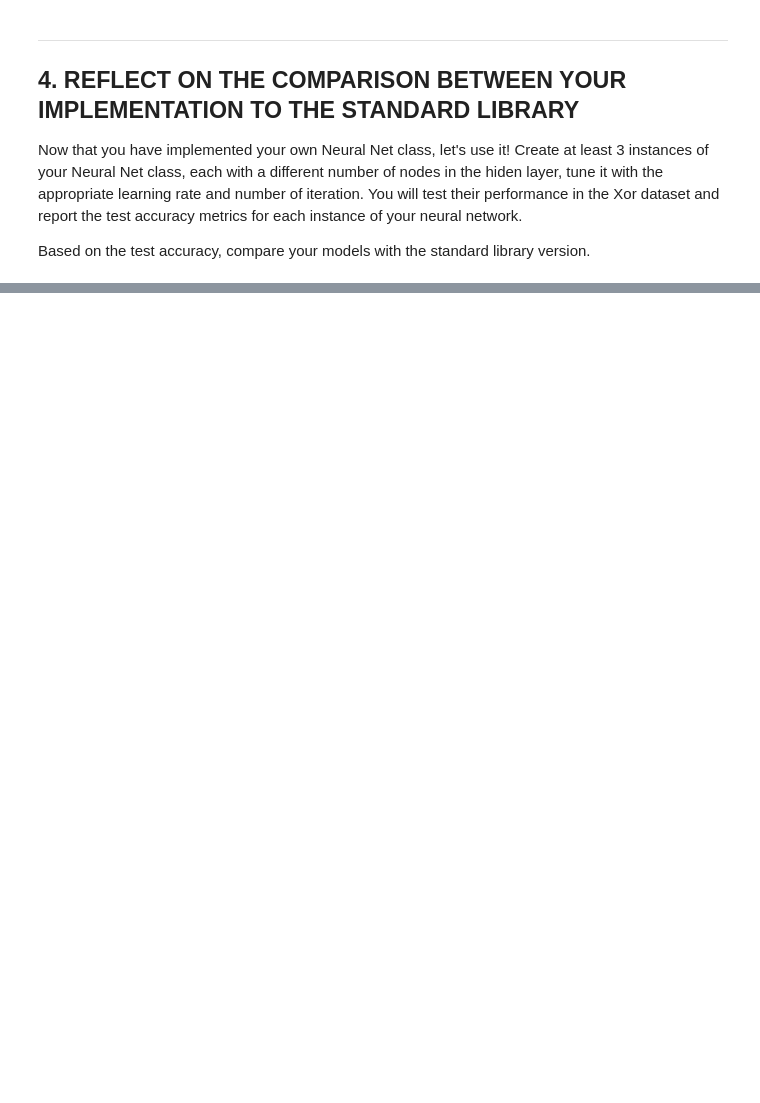
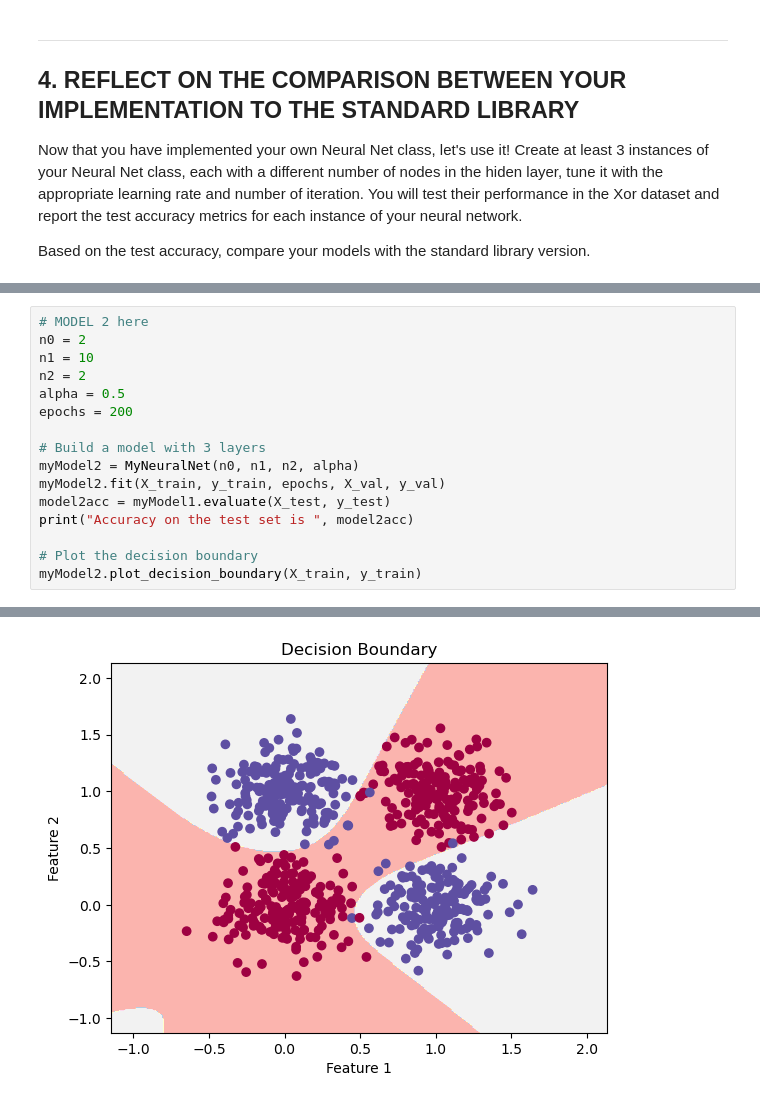
Before and after one commit to alojessica/Deep-Learning, a Jupyter notebook: wrf6bc_assignment_1_ann.ipynb, the cells around one changed output, grey strips where cells are left out. Saved outputs shown, nothing was run; the diff lists cells and outputs as text; blank space fills up the shorter version.

```diff
--- a/wrf6bc_assignment_1_ann.ipynb
+++ b/wrf6bc_assignment_1_ann.ipynb
@@ -301,0 +427,17 @@ Part of the codes used in this assignment is modified from Konstantinos Kitsios
+# %%
+# MODEL 2 here
+n0 = 2
+n1 = 10
+n2 = 2
+alpha = 0.5
+epochs = 200
+
+# Build a model with 3 layers
+myModel2 = MyNeuralNet(n0, n1, n2, alpha)
+myModel2.fit(X_train, y_train, epochs, X_val, y_val)
+model2acc = myModel1.evaluate(X_test, y_test)
+print("Accuracy on the test set is ", model2acc)
+
+# Plot the decision boundary
+myModel2.plot_decision_boundary(X_train, y_train)
+# %% [output]
@@ -301,0 +461 @@ Part of the codes used in this assignment is modified from Konstantinos Kitsios
+[figure, added]
```
Also changed, not shown: parts of 17 cells of this notebook.
